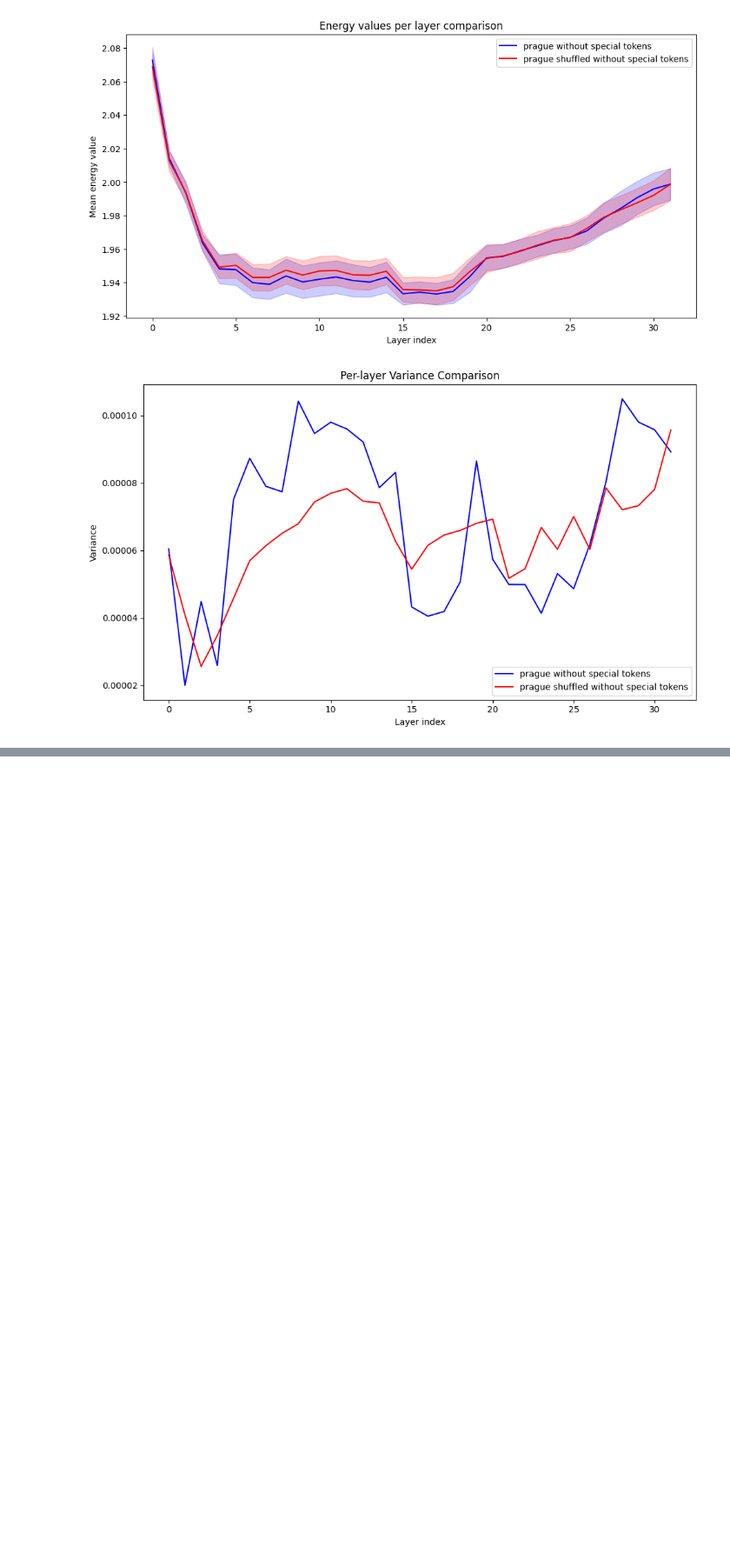
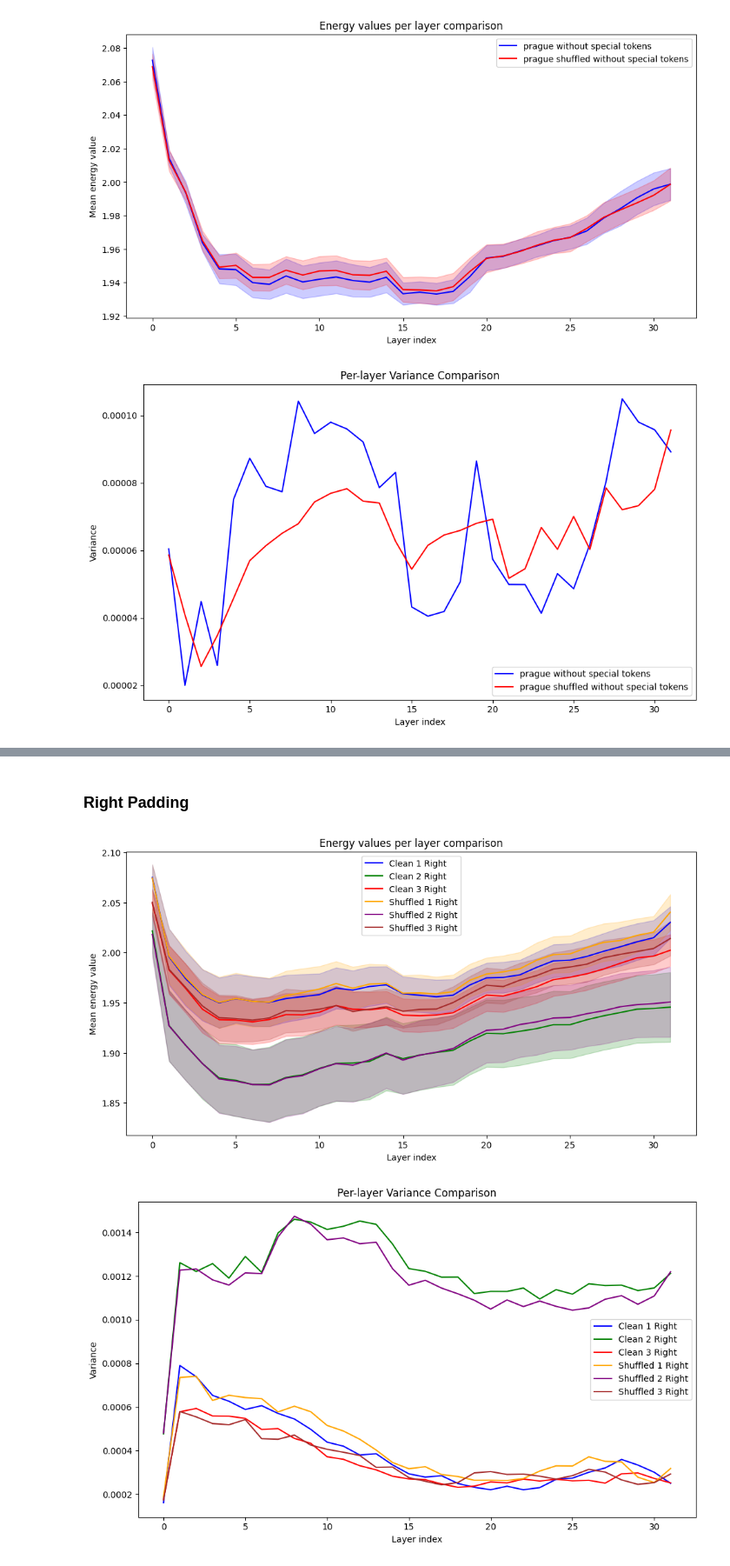
Before and after one commit to joaocnvdias/mech-i-coherence, a Jupyter notebook: vector-fields/development/layer-plot.ipynb, the cells around one changed output, grey strips where cells are left out. Shown at 87% size. Cells and saved outputs as stored; diff of their text form; code cells hidden in the pictures; blank space fills up the shorter version.

```diff
--- a/vector-fields/development/layer-plot.ipynb
+++ b/vector-fields/development/layer-plot.ipynb
@@ -726,7 +661,0 @@ tokens_shuffled3 = tokenize_to_infer(shuffled_3,tokenizer)
-# %%
-def energy_loop_from_json(tokens, model):
-    energy = []
-    for i in range(tokens['input_ids'].shape[0]):
-        activations = inference_activations(model,tokens["input_ids"][i,:].unsqueeze(0))
-        energy.append(energy_pipeline_layer(activations))
-    return energy
@@ -922 +692,35 @@ plt.show()
+# %% [markdown]
+### Right Padding
+# %%
+tokenizer.padding_side = "right"
+
+tokens_clean1_right = tokenize_to_infer(cleaned_stories_1,tokenizer)
+tokens_clean2_right = tokenize_to_infer(cleaned_stories_2,tokenizer)
+tokens_clean3_right = tokenize_to_infer(cleaned_stories_3,tokenizer)
+
+tokens_shuffled1_right = tokenize_to_infer(shuffled_1,tokenizer)
+tokens_shuffled2_right = tokenize_to_infer(shuffled_2,tokenizer)
+tokens_shuffled3_right = tokenize_to_infer(shuffled_3,tokenizer)
+
+energy_clean1_right = energy_loop_from_json(tokens_clean1_right, model,tokenizer)
+energy_clean2_right = energy_loop_from_json(tokens_clean2_right, model,tokenizer)
+energy_clean3_right = energy_loop_from_json(tokens_clean3_right, model,tokenizer)
+energy_shuffled1_right = energy_loop_from_json(tokens_shuffled1_right, model,tokenizer)
+energy_shuffled2_right = energy_loop_from_json(tokens_shuffled2_right, model,tokenizer)
+energy_shuffled3_right = energy_loop_from_json(tokens_shuffled3_right, model,tokenizer)
+# %%
+first_paraphrases_right = [
+    ("Clean 1 Right", energy_clean1_right, "blue"),
+    ("Clean 2 Right", energy_clean2_right, "green"),
+    ("Clean 3 Right", energy_clean3_right, "red"),
+    ("Shuffled 1 Right", energy_shuffled1_right, "orange"),
+    ("Shuffled 2 Right", energy_shuffled2_right, "purple"),
+    ("Shuffled 3 Right", energy_shuffled3_right, "brown")
+]
+
+mean_and_std_by_layer_plots(first_paraphrases_right)
+plot_layer_variance(first_paraphrases_right)
+# %% [output]
+[figure, added]
+[figure, added]
 # %%
```
Also changed, not shown: parts of 42 cells of this notebook.
